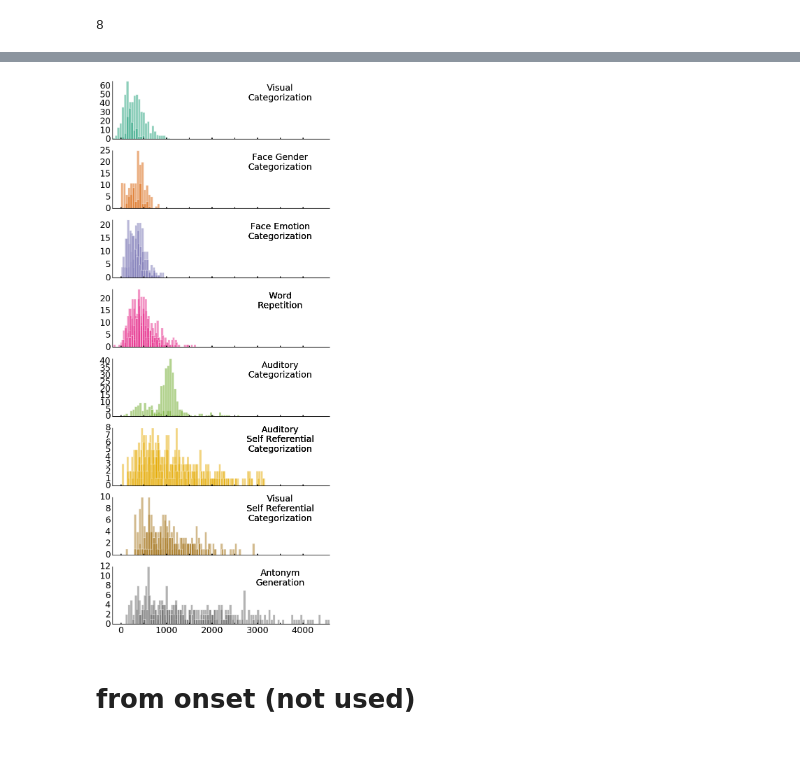
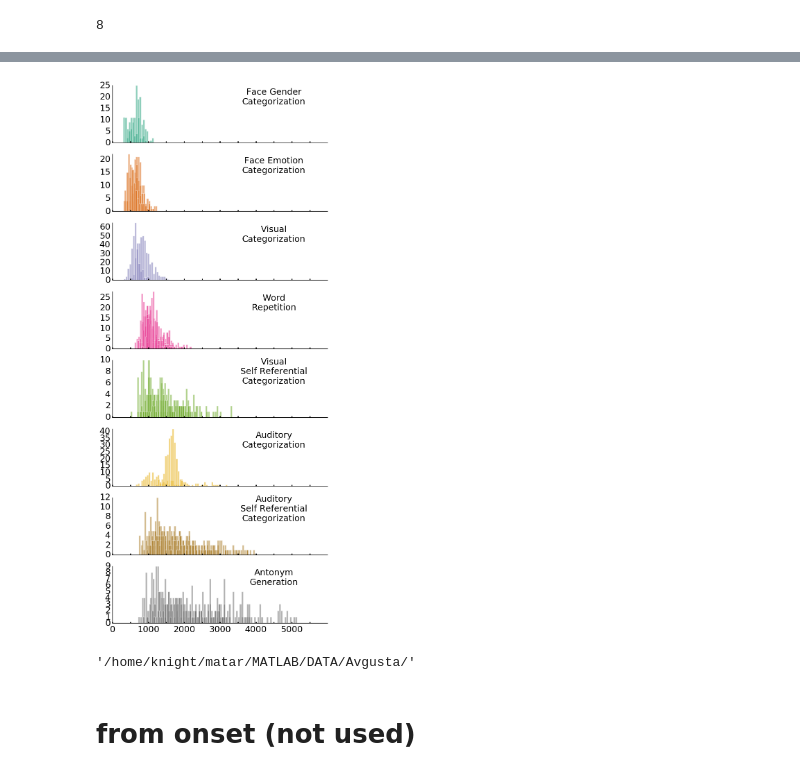
Before and after one commit to matarhaller/ECOGpy, a Jupyter notebook: notebooks/for_paper/RTs.ipynb, the cells around one changed output, grey strips where cells are left out. Saved outputs shown, nothing was run; the diff lists cells and outputs as text; code cells hidden in the pictures.

```diff
--- a/notebooks/for_paper/RTs.ipynb
+++ b/notebooks/for_paper/RTs.ipynb
@@ -28,5 +38,5 @@ dfRT = pd.read_csv(filename)
 # %%
-tmp = dfRT.groupby('task').mean().sort('RTs_mean')
+tmp = dfRT.groupby('task').mean().sort_values(by='RTs_mean')
 tmp['RTs_mean']
 # %% [output]
 task
@@ -108,9 +135,9 @@ for r in dfall.groupby(['subj','task']):
     RTs = r[1]['RTs']
     RTs_mean.append(RTs.mean())
     RTs_std.append(RTs.std())
-    RTs_range.append((max(RTs)-min(RTs)))
-    RTs_skew.append(stats.kurtosis(RTs))
-    RTs_n.append(len(RTs))
+    #RTs_range.append((max(RTs)-min(RTs)))
+    #RTs_skew.append(stats.kurtosis(RTs))
+    #RTs_n.append(len(RTs))
     subjs.append(s)
     tasks.append(t)
 
@@ -119,5 +146,8 @@ df['subj'] = subjs
 df['task'] = tasks
 df['RTs_mean'] = RTs_mean
 df['RTs_std'] = RTs_std
-df['RTs_range'] = RTs_range
-df['RTs_skew'] = RTs_skew
+#df['RTs_range'] = RTs_range
+#df['RTs_skew'] = RTs_skew
+
+tmp = df.groupby('task').mean().sort('RTs_mean')
+tmp['RTs_mean']
@@ -157,7 +180,8 @@ len(df.groupby('subj').count().index)
 # %% [output]
 16
 # %%
-num_tasks = len(df.groupby('task').count().index)
+#num_tasks = len(df.groupby('task').count().index)
+num_tasks = tmp.shape[0]
 num_tasks
 # %% [output]
 8
@@ -172,0 +233,4 @@ names_dict = {'DecisionAud' : 'Auditory\nCategorization', \
+# %%
+for s in dfall.loc[dfall['task'] == task].dropna().groupby('subj'):
+    s
+s[1]['RTs']
@@ -173,6 +255,6 @@ names_dict = {'DecisionAud' : 'Auditory\nCategorization', \
 # %%
 set2 = brewer2mpl.get_map('Dark2', 'Qualitative', num_tasks).mpl_colors
-fig, ax = plt.subplots(num_tasks,sharex=True, figsize = (8, 20),subplot_kw=dict(axisbg='#EEEEEE'))
+fig, ax = plt.subplots(num_tasks, sharex=True, figsize = (8, 20), subplot_kw=dict(axisbg='#EEEEEE'))
 plt.tight_layout
 
 left, width = .25, .75
@@ -183,7 +265,6 @@ top = bottom + height
 
 for i, t in enumerate(tmp.index):
     ax[i].patch.set_facecolor('white')
-
     ax[i].autoscale(tight=True)
     ax[i].spines['top'].set_visible(False)
     ax[i].spines['right'].set_visible(False)
@@ -194,42 +275,49 @@ for i, t in enumerate(tmp.index):
     #majorLocator   = MultipleLocator(5)
     #majorFormatter = FormatStrFormatter('%d')
 
     #ax[i].yaxis.set_major_locator(majorLocator)
     #ax[i].yaxis.set_major_formatter(majorFormatter)
 
 #     ax[i].text(right, top, names_dict[t],
 #             horizontalalignment='right',
 #             verticalalignment='top',
 #             transform=ax[i].transAxes, fontsize = 24, weight = 'bold')
 
     #ax[i].set_ylabel('Trials', fontsize = 24, weight = 'bold')
 
 
 for i, task in enumerate(tmp.index): #ordered by increasing mean
     data = dfall.loc[dfall['task'] == task].dropna()
 
     for s in data.groupby('subj'):
         data = s[1]['RTs']
         binwidth = 50
         ax[i].hist(data, bins=np.arange(min(data), max(data) + binwidth, binwidth), color = set2[i], alpha = 0.5, edgecolor = 'white')
         #x = s[1]['RTs'].hist(ax = ax[i], alpha = 0.5, grid = False, xlabelsize= 20, ylabelsize = 16, edgecolor = 'white', label = s[0])
         #x.legend()
-        ax[i].xaxis.set_tick_params(labelsize = 18, length = 3, width = 2)
-        ax[i].set_xticks(np.arange(0, 4500, 500))
-        plt.setp(ax[i].get_xticklabels()[1::2], visible=False)
+
+    ax[i].xaxis.set_tick_params(labelsize = 18, length = 3, width = 2)
+    ax[i].set_xlim([0,6000])
+    ax[i].set_xticks(np.arange(0, 6000, 500))
+    plt.setp(ax[i].get_xticklabels()[1::2], visible=False)
+
+    tform = blended_transform_factory(ax[i].transData, ax[i].transAxes)
+    ax[i].annotate(names_dict[task], xy=(3500, 0), xycoords=tform,
+        xytext=(4500, 0.8), textcoords=tform, fontsize=18,
+        ha='center', va='center')
 
 #         mn = df.groupby('task').mean().loc[task]['RTs_mean']
 #         sd = df.groupby('task').mean().loc[task]['RTs_std']
 #         label = 'MN=%.2f\nSD=%.2f' %(mn, sd)
 
-        tform = blended_transform_factory(ax[i].transData, ax[i].transAxes)
-        ax[i].annotate(names_dict[task], xy=(3500, 0), xycoords=tform,
-            xytext=(3500, 0.8), textcoords=tform, fontsize=18,
-            ha='center', va='center')
 
-plt.savefig(os.path.join(SJdir, 'PCA', 'Figures','RT_hists_alpha_offset_withlabel_withticks.png'), transparent = True)
+plt.savefig(os.path.join(SJdir, 'PCA', 'Figures','RT_hists_alpha_withlabel_withticks_20170123.png'), transparent = True)
 # %% [output]
-[figure, old version]
+[figure, new version]
+# %%
+SJdir
+# %% [output]
+'/home/knight/matar/MATLAB/DATA/Avgusta/'
 # %% [markdown]
 # from onset (not used)
 # %%
```
Also changed, not shown: parts of 13 cells of this notebook, 5 other files.
